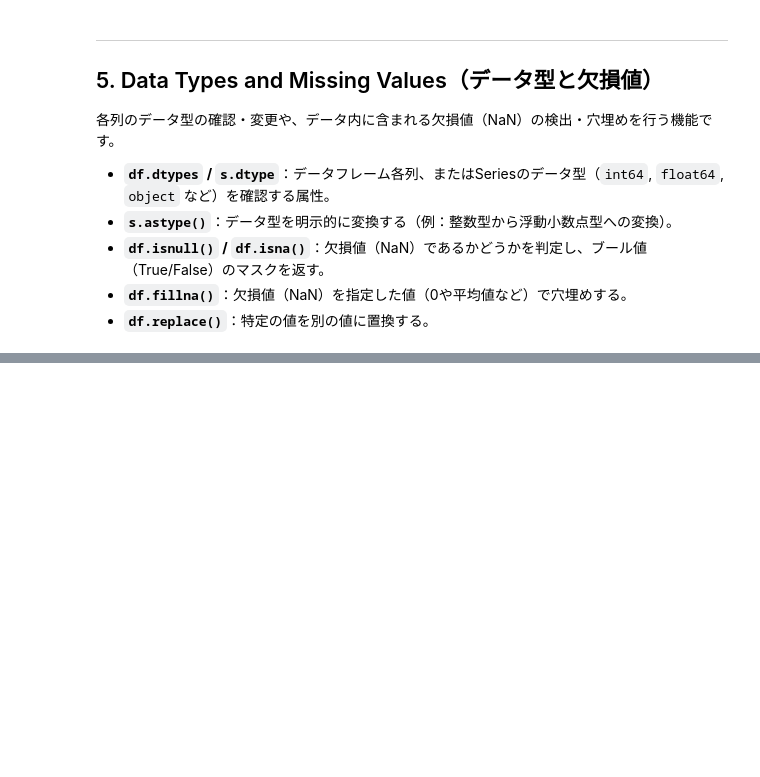
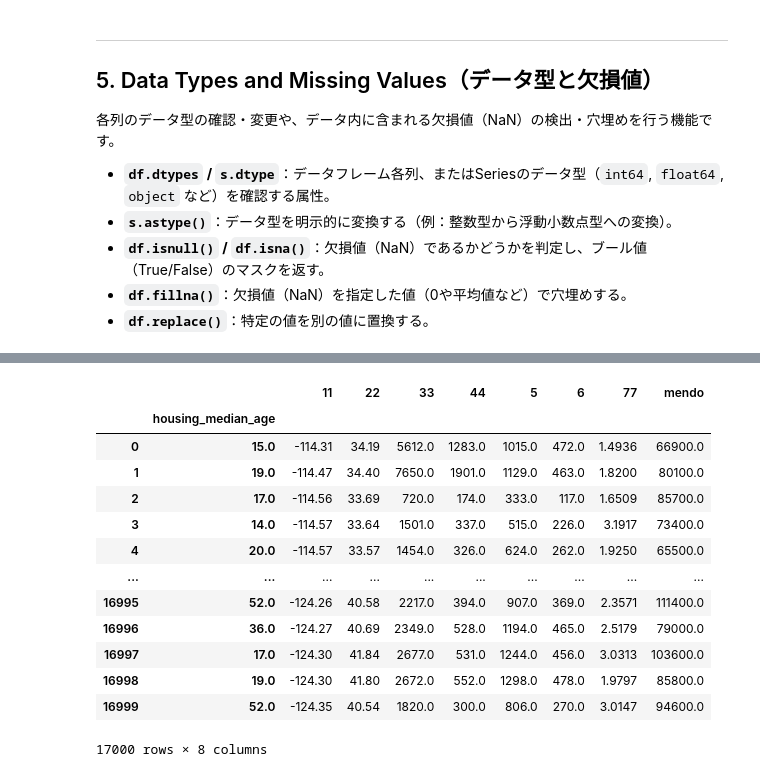
Before and after one commit to zo-ff/anomaly-detection, a Jupyter notebook: Kaggle_Learn_Pandas.ipynb, the cells around one changed output, grey strips where cells are left out. Drawn from its saved outputs; the diff is of its cells as text; code cells hidden in the pictures; blank space fills up the shorter version.

```diff
--- a/Kaggle_Learn_Pandas.ipynb
+++ b/Kaggle_Learn_Pandas.ipynb
@@ -88,3 +117,21 @@ df
 * **`pd.concat()`**：複数のデータフレームを軸方向（縦方向または横方向）に単純に連結する。
 * **`df.join()`**：インデックス（行名）を基準にして、別のデータフレームを左結合・右結合などで結合する。
 * **`df.merge()`**：SQLのJOIN操作のように、共通する特定の「列（キー）」を基準にしてデータフレームを結合する。
+# %%
+
+df.set_axis(['11','22','33','44','5','6','77','mendo'],axis=1)
+# %% [output]
+|  |  | 11 | 22 | 33 | 44 | 5 | 6 | 77 | mendo |
+|  | housing_median_age |  |  |  |  |  |  |  |  |
+| 0 | 15.0 | -114.31 | 34.19 | 5612.0 | 1283.0 | 1015.0 | 472.0 | 1.4936 | 66900.0 |
+| 1 | 19.0 | -114.47 | 34.40 | 7650.0 | 1901.0 | 1129.0 | 463.0 | 1.8200 | 80100.0 |
+| 2 | 17.0 | -114.56 | 33.69 | 720.0 | 174.0 | 333.0 | 117.0 | 1.6509 | 85700.0 |
+| 3 | 14.0 | -114.57 | 33.64 | 1501.0 | 337.0 | 515.0 | 226.0 | 3.1917 | 73400.0 |
+| 4 | 20.0 | -114.57 | 33.57 | 1454.0 | 326.0 | 624.0 | 262.0 | 1.9250 | 65500.0 |
+| ... | ... | ... | ... | ... | ... | ... | ... | ... | ... |
+| 16995 | 52.0 | -124.26 | 40.58 | 2217.0 | 394.0 | 907.0 | 369.0 | 2.3571 | 111400.0 |
+| 16996 | 36.0 | -124.27 | 40.69 | 2349.0 | 528.0 | 1194.0 | 465.0 | 2.5179 | 79000.0 |
+| 16997 | 17.0 | -124.30 | 41.84 | 2677.0 | 531.0 | 1244.0 | 456.0 | 3.0313 | 103600.0 |
+| 16998 | 19.0 | -124.30 | 41.80 | 2672.0 | 552.0 | 1298.0 | 478.0 | 1.9797 | 85800.0 |
+| 16999 | 52.0 | -124.35 | 40.54 | 1820.0 | 300.0 | 806.0 | 270.0 | 3.0147 | 94600.0 |
+17000 rows × 8 columns
```
Also changed, not shown: parts of 10 cells of this notebook.
